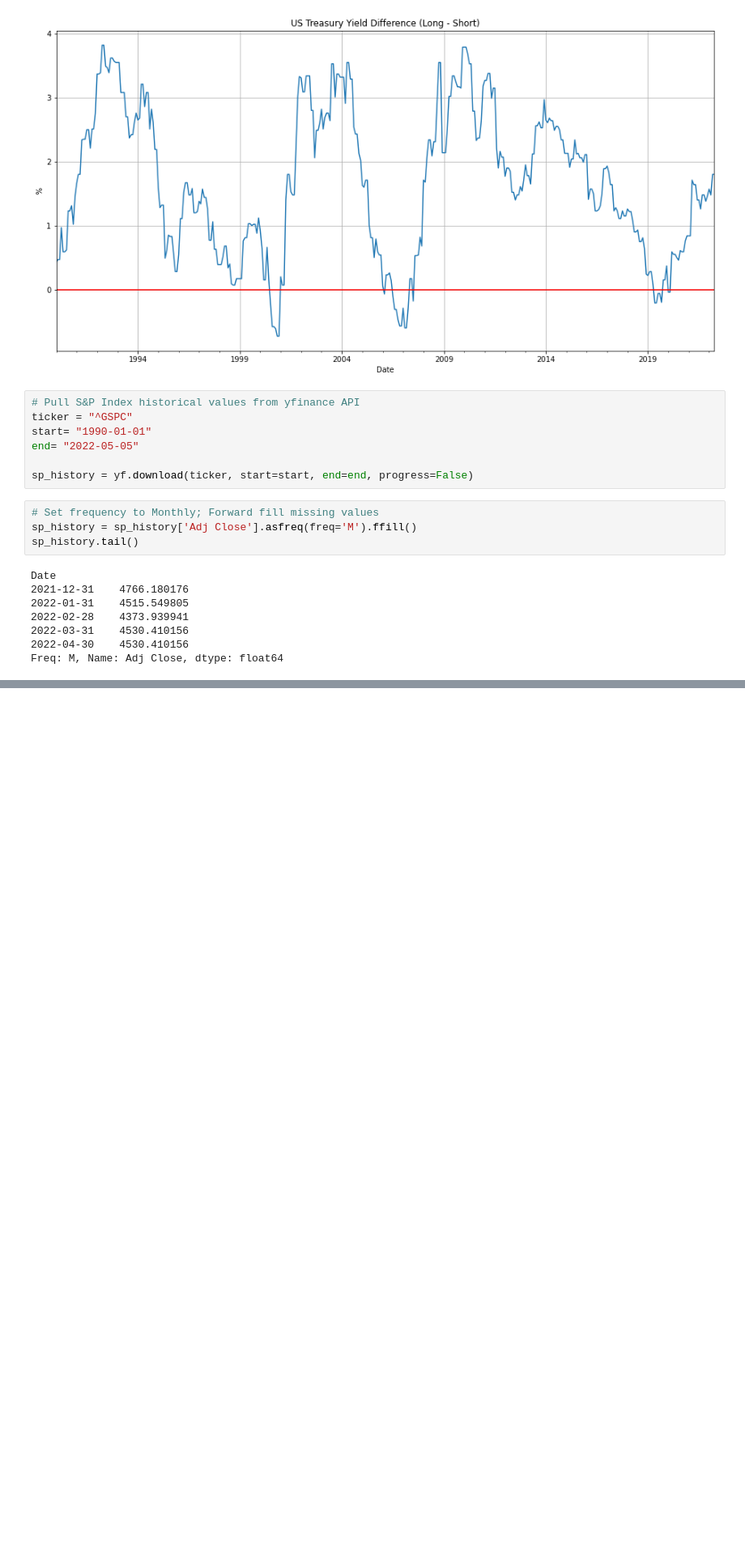
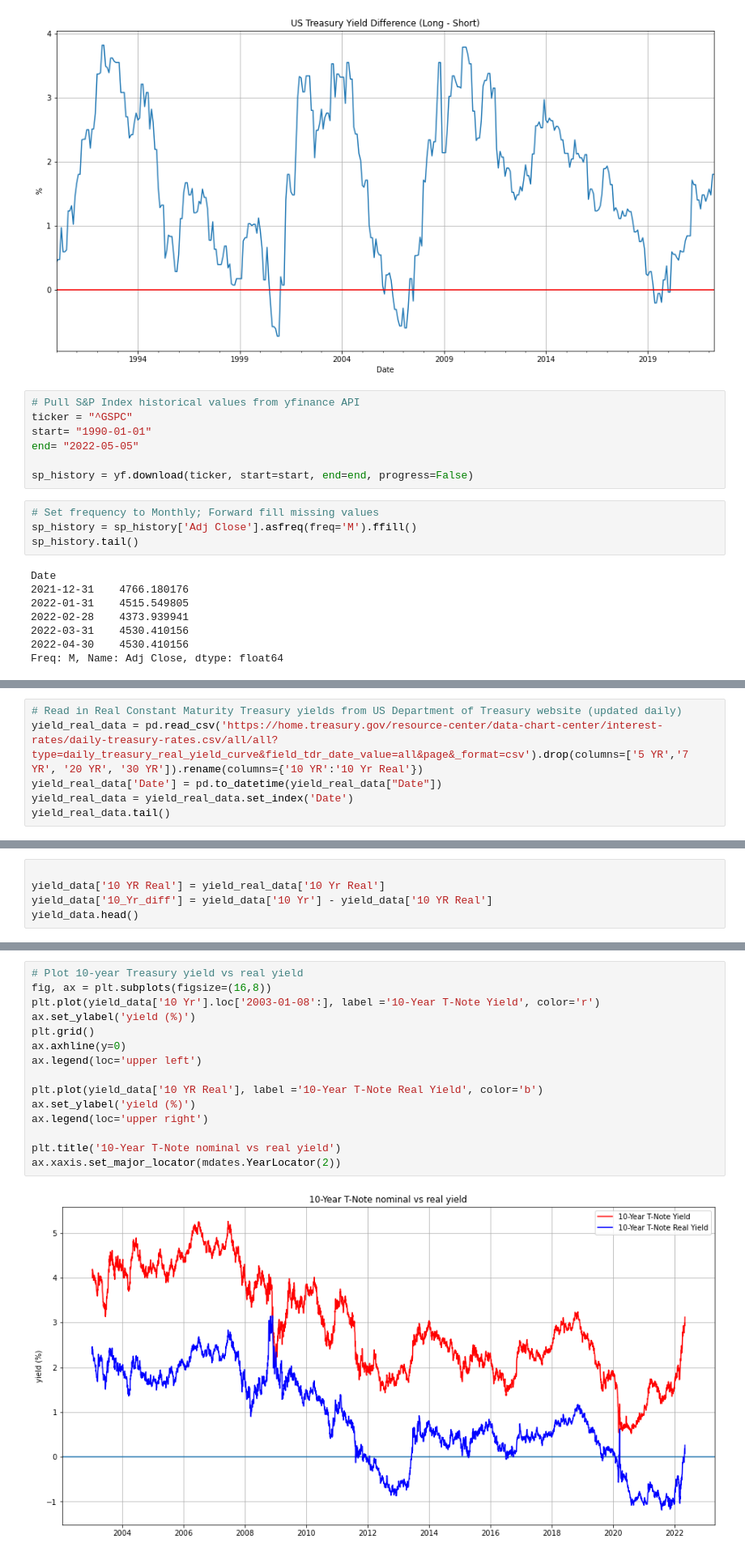
Before and after one commit to dbogatic/economic-indicators, a Jupyter notebook: yield_curve.ipynb, the cells around one changed output, grey strips where cells are left out. Shown at 81% size. Drawn from its saved outputs; the diff is of its cells as text; blank space fills up the shorter version.

Commit message:
add nominal vs real treasury yield data

```diff
--- a/yield_curve.ipynb
+++ b/yield_curve.ipynb
@@ -117,0 +124,6 @@ ax2.legend(loc='upper right')
+# %%
+# Read in Real Constant Maturity Treasury yields from US Department of Treasury website (updated daily)
+yield_real_data = pd.read_csv('https://home.treasury.gov/resource-center/data-chart-center/interest-rates/daily-treasury-rates.csv/all/all?type=daily_treasury_real_yield_curve&field_tdr_date_value=all&page&_format=csv').drop(columns=['5 YR','7 YR', '20 YR', '30 YR']).rename(columns={'10 YR':'10 Yr Real'})
+yield_real_data['Date'] = pd.to_datetime(yield_real_data["Date"])
+yield_real_data = yield_real_data.set_index('Date')
+yield_real_data.tail()
@@ -117,0 +138,5 @@ ax2.legend(loc='upper right')
+# %%
+
+yield_data['10 YR Real'] = yield_real_data['10 Yr Real']
+yield_data['10_Yr_diff'] = yield_data['10 Yr'] - yield_data['10 YR Real']
+yield_data.head()
@@ -117,0 +151,17 @@ ax2.legend(loc='upper right')
+# %%
+# Plot 10-year Treasury yield vs real yield
+fig, ax = plt.subplots(figsize=(16,8))
+plt.plot(yield_data['10 Yr'].loc['2003-01-08':], label ='10-Year T-Note Yield', color='r')
+ax.set_ylabel('yield (%)')
+plt.grid()
+ax.axhline(y=0)
+ax.legend(loc='upper left')
+
+plt.plot(yield_data['10 YR Real'], label ='10-Year T-Note Real Yield', color='b')
+ax.set_ylabel('yield (%)')
+ax.legend(loc='upper right')
+
+plt.title('10-Year T-Note nominal vs real yield')
+ax.xaxis.set_major_locator(mdates.YearLocator(2))
+# %% [output]
+[figure, added]
```
Also changed, not shown: parts of 12 cells of this notebook, 2 other files.
